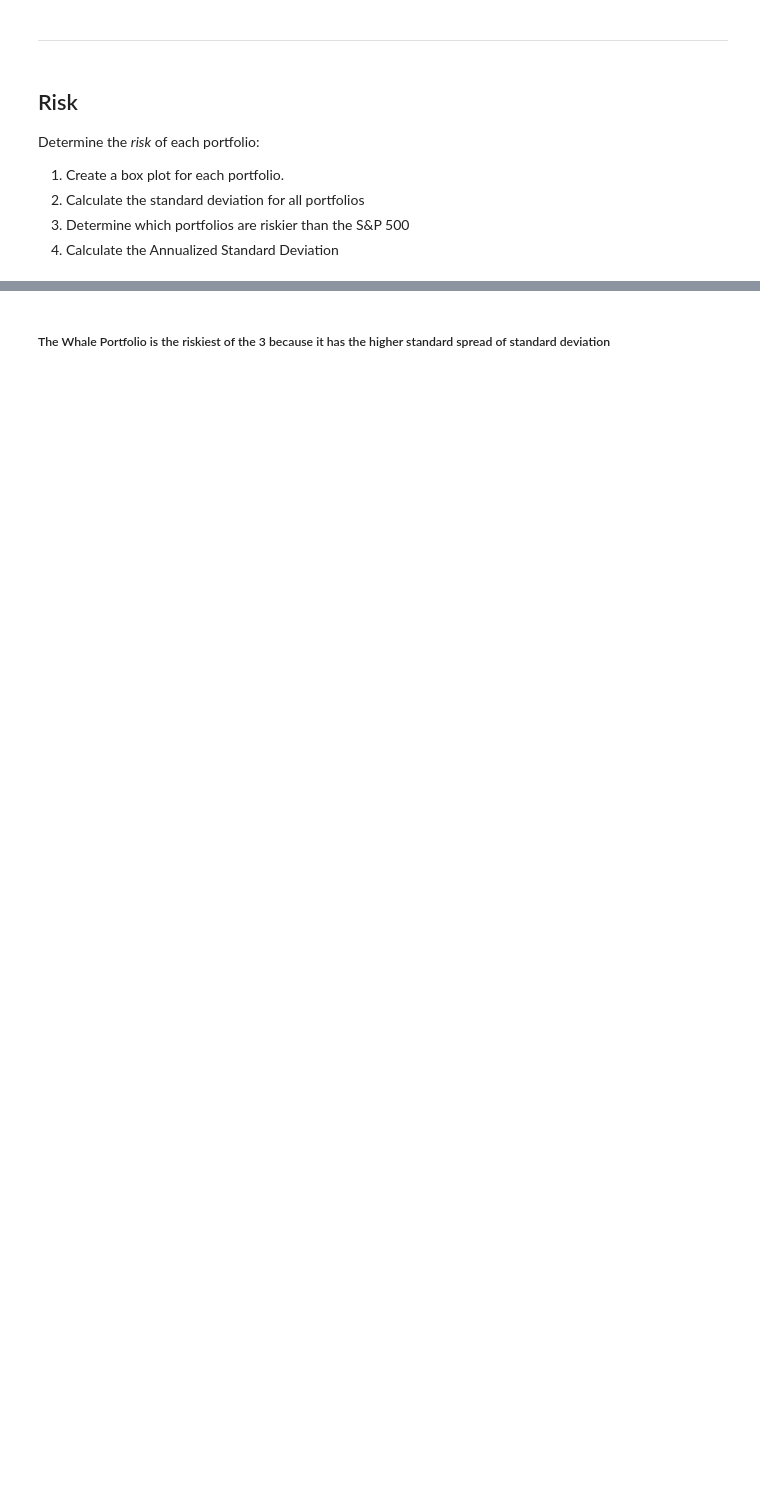
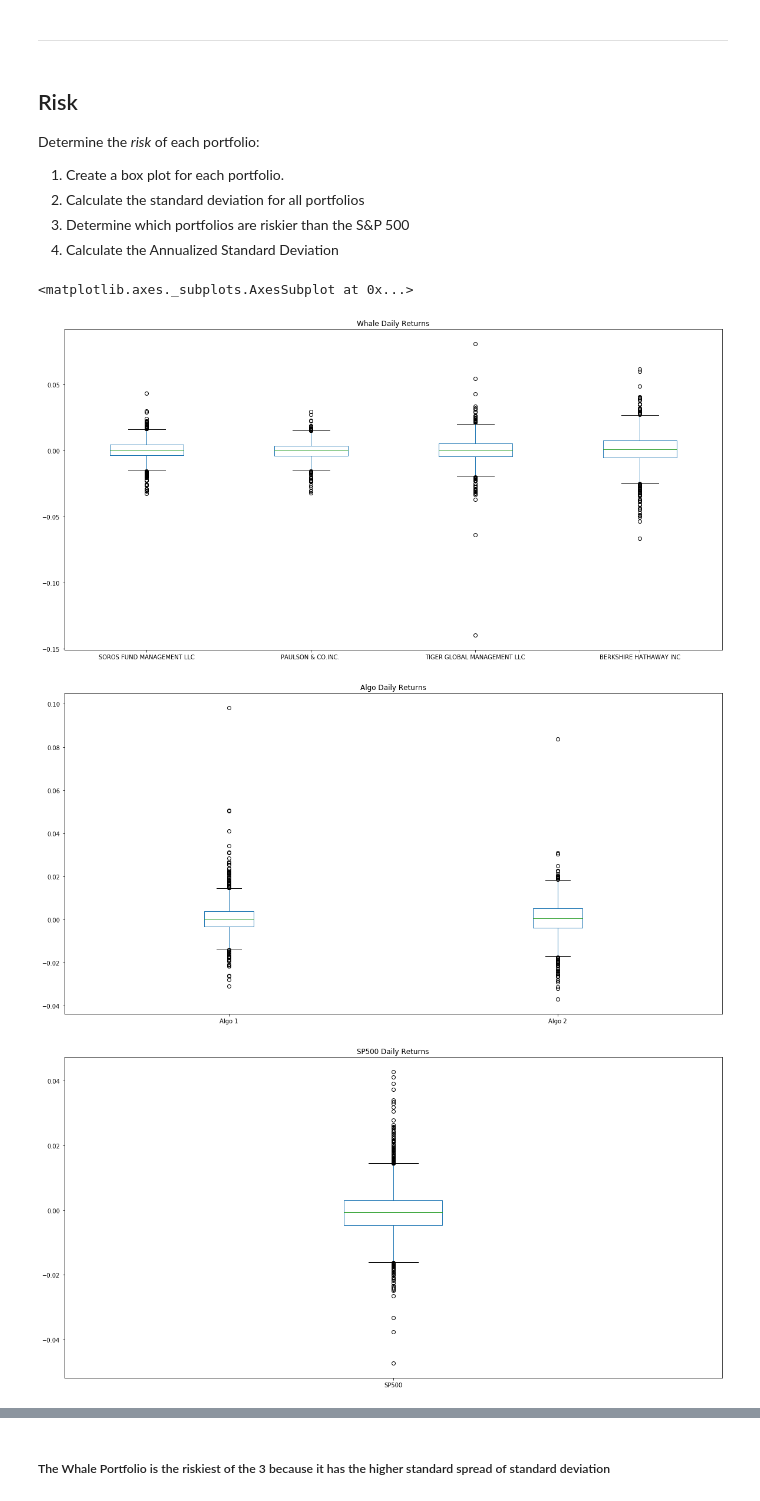
Before and after one commit to irayje/pandas_homework, a Jupyter notebook: Starter_Code/whale_analysis.ipynb, the cells around one changed output, grey strips where cells are left out. Saved outputs shown, nothing was run; the diff lists cells and outputs as text; code cells hidden in the pictures; blank space fills up the shorter version.

```diff
--- a/Starter_Code/whale_analysis.ipynb
+++ b/Starter_Code/whale_analysis.ipynb
@@ -91,5 +118,5 @@ sp500_returns_csv.head()
 # %%
 # Calculate Daily Returns
 # YOUR CODE HERE
-sp500_daily = sp500_returns_csv.pct_change()
+sp500_data = sp500_returns_csv.pct_change()
 # %%
@@ -97,5 +132,5 @@ sp500_daily.head()
 # %%
 # Drop nulls
 # YOUR CODE HERE
-sp500_daily = sp500_daily.dropna()
+sp500_data.dropna(inplace =True)
 # %%
@@ -103,5 +146,5 @@ sp500_daily.head()
 # %%
 # Rename Column
 # YOUR CODE HERE
-sp500_daily.columns = ['SP500']
+sp500_data.columns = ['SP500']
 # %%
@@ -146,9 +211,14 @@ Determine the _risk_ of each portfolio:
 # %%
 # Box plot to visually show risk
 # YOUR CODE
 whale_data.plot(kind="box", title="Whale Daily Returns", figsize=(20, 10))
 algo_data.plot(kind="box", title="Algo Daily Returns", figsize=(20, 10))
-sp500_daily.plot(kind="box", title="SP500 Daily Returns", figsize=(20, 10))
+sp500_data.plot(kind="box", title="SP500 Daily Returns", figsize=(20, 10))
+# %% [output]
+<matplotlib.axes._subplots.AxesSubplot at 0x...>
+[figure, added]
+[figure, added]
+[figure, added]
 # %%
 # Daily Standard Deviations
 # Calculate the standard deviation for each portfolio. Which portfolios are riskier than the S&P 500?
```
Also changed, not shown: parts of 49 cells of this notebook.
